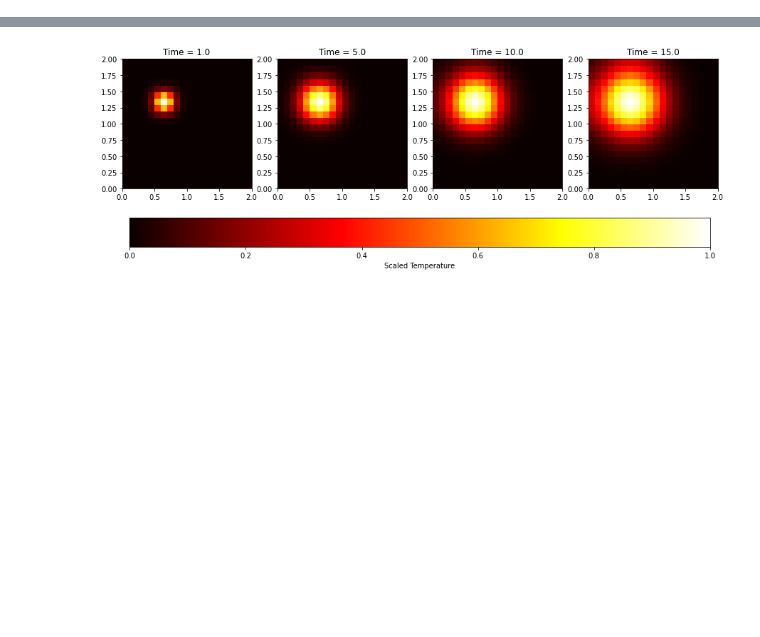
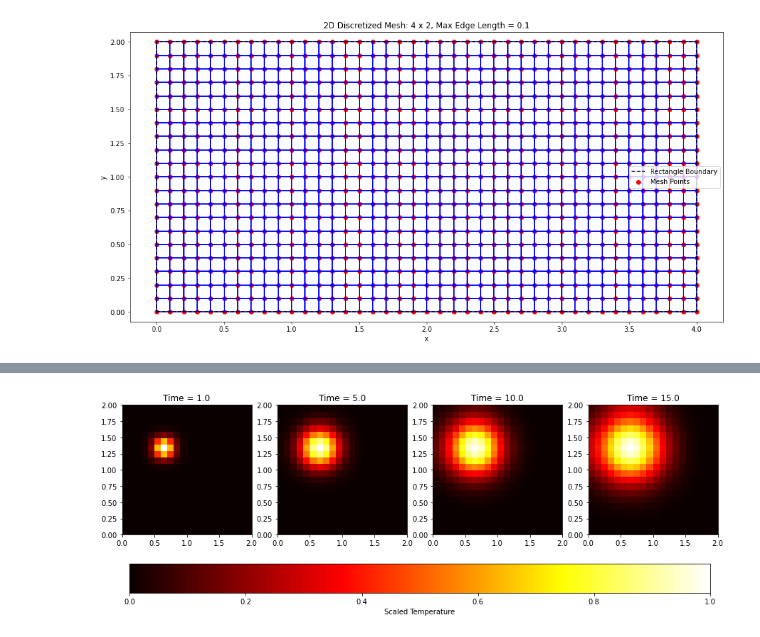
Before and after one commit to maxmandel03/MandelPHYS250FinalProject, a Jupyter notebook: Mandel_Phys250_FinalProject.ipynb, the cells around one changed output, grey strips where cells are left out. Saved outputs shown, nothing was run; the diff lists cells and outputs as text; code cells hidden in the pictures; blank space fills up the shorter version.

Commit message:
more examples

```diff
--- a/Mandel_Phys250_FinalProject.ipynb
+++ b/Mandel_Phys250_FinalProject.ipynb
@@ -59,7 +59,7 @@ def MakeDiscreteCells(l, w, maxEdgeLength=0.1):
 
     return points2d, cells
 
-def VizMesh2D(points2d, cells):
+def VizMesh2D(points2d, cells, maxEdgeLength=0.1):
     """
     Given 2D Point and Quad/Rectangle cell information, visualizes the discretized 2D body.
     """
@@ -92,11 +92,7 @@ def VizMesh2D(points2d, cells):
     # Labels
     plt.xlabel('x')
     plt.ylabel('y')
-    plt.title('2D Discretized Mesh')
+    plt.title('2D Discretized Mesh: ' + str(maxW) + " x " + str(maxL) + ", Max Edge Length = " + str(maxEdgeLength))
     plt.legend()
     plt.axis('equal')
     plt.show()
-
-# Example
-points, cells = MakeDiscreteCells(2, 2, 0.1)
-VizMesh2D(points, cells)
@@ -104,0 +105,6 @@ VizMesh2D(points, cells)
+# %%
+# Example 2
+V, C = MakeDiscreteCells(2, 4, 0.1)
+VizMesh2D(V, C)
+# %% [output]
+[figure, added]
```
Also changed, not shown: parts of 13 cells of this notebook.
